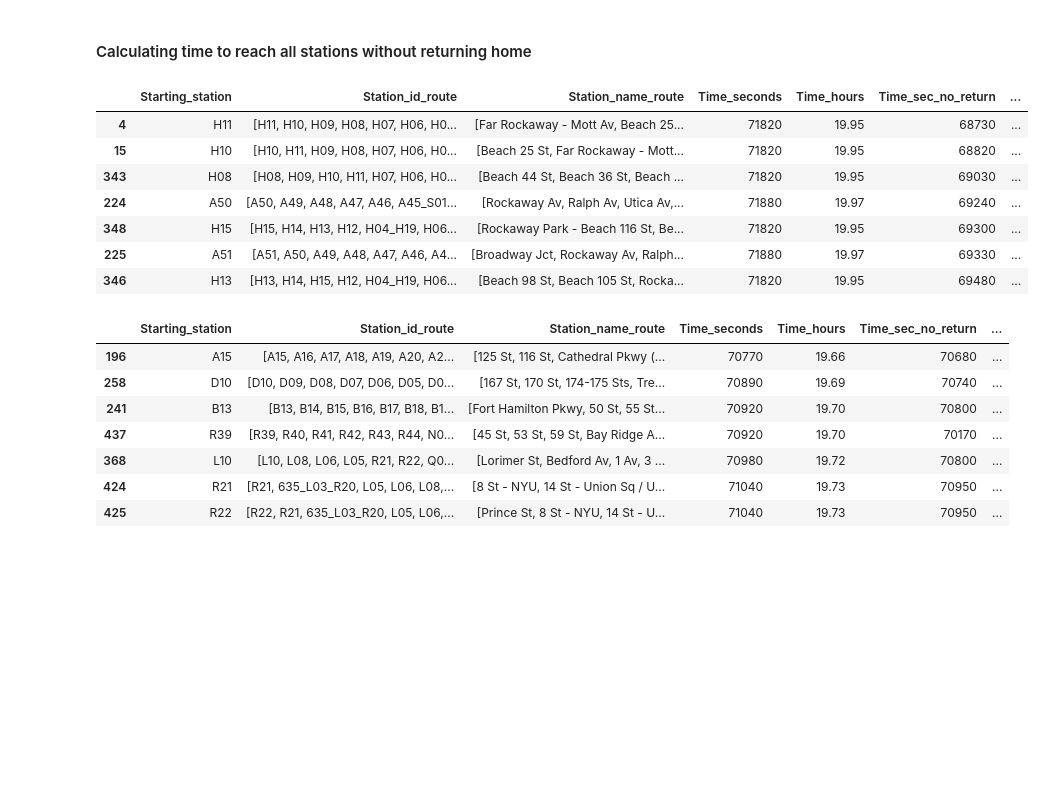
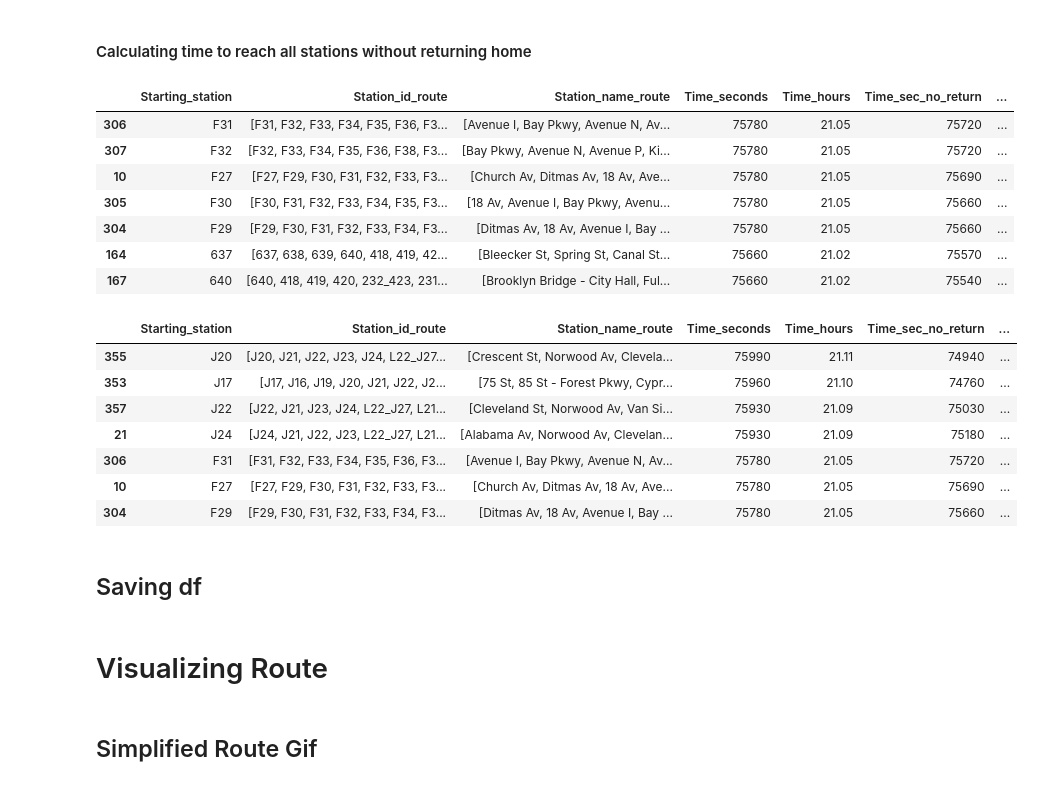
Before and after one commit to gregfeliu/The_Subway_Challenge, a Jupyter notebook: Solve_Postman_Problem_final.ipynb, the cells around one changed output. Cells and saved outputs as stored; diff of their text form; code cells hidden in the pictures; blank space fills up the shorter version.

```diff
--- a/Solve_Postman_Problem_final.ipynb
+++ b/Solve_Postman_Problem_final.ipynb
@@ -69,6 +75,2 @@ test_node_positions = {node[0]: (node[1]) for node in g.nodes(data=True)}
 # %% [markdown]
 ### Checking for stops without coords
-# %%
-for key, value in test_node_positions.items():
-    if value == {}:
-        print(key)
@@ -528,24 +524,26 @@ TSP_solutions_df['Time_sec_no_return'] = non_returning_time_in_seconds
 non_returning_time_in_hrs = [get_time_in_hrs(x)[0] for x in non_returning_time_in_seconds]
 TSP_solutions_df['Time_hrs_no_return'] = non_returning_time_in_hrs
 # %%
-TSP_solutions_df.sort_values(by='Time_sec_no_return').head(7)
+TSP_solutions_df.sort_values(by='Time_sec_no_return', ascending=False).head(7)
 # %% [output]
 |  | Starting_station | Station_id_route | Station_name_route | Time_seconds | Time_hours | Time_sec_no_return | ... |
-| 4 | H11 | [H11, H10, H09, H08, H07, H06, H0... | [Far Rockaway - Mott Av, Beach 25... | 71820 | 19.95 | 68730 | ... |
-| 15 | H10 | [H10, H11, H09, H08, H07, H06, H0... | [Beach 25 St, Far Rockaway - Mott... | 71820 | 19.95 | 68820 | ... |
-| 343 | H08 | [H08, H09, H10, H11, H07, H06, H0... | [Beach 44 St, Beach 36 St, Beach ... | 71820 | 19.95 | 69030 | ... |
-| 224 | A50 | [A50, A49, A48, A47, A46, A45_S01... | [Rockaway Av, Ralph Av, Utica Av,... | 71880 | 19.97 | 69240 | ... |
-| 348 | H15 | [H15, H14, H13, H12, H04_H19, H06... | [Rockaway Park - Beach 116 St, Be... | 71820 | 19.95 | 69300 | ... |
-| 225 | A51 | [A51, A50, A49, A48, A47, A46, A4... | [Broadway Jct, Rockaway Av, Ralph... | 71880 | 19.97 | 69330 | ... |
-| 346 | H13 | [H13, H14, H15, H12, H04_H19, H06... | [Beach 98 St, Beach 105 St, Rocka... | 71820 | 19.95 | 69480 | ... |
+| 306 | F31 | [F31, F32, F33, F34, F35, F36, F3... | [Avenue I, Bay Pkwy, Avenue N, Av... | 75780 | 21.05 | 75720 | ... |
+| 307 | F32 | [F32, F33, F34, F35, F36, F38, F3... | [Bay Pkwy, Avenue N, Avenue P, Ki... | 75780 | 21.05 | 75720 | ... |
+| 10 | F27 | [F27, F29, F30, F31, F32, F33, F3... | [Church Av, Ditmas Av, 18 Av, Ave... | 75780 | 21.05 | 75690 | ... |
+| 305 | F30 | [F30, F31, F32, F33, F34, F35, F3... | [18 Av, Avenue I, Bay Pkwy, Avenu... | 75780 | 21.05 | 75660 | ... |
+| 304 | F29 | [F29, F30, F31, F32, F33, F34, F3... | [Ditmas Av, 18 Av, Avenue I, Bay ... | 75780 | 21.05 | 75660 | ... |
+| 164 | 637 | [637, 638, 639, 640, 418, 419, 42... | [Bleecker St, Spring St, Canal St... | 75660 | 21.02 | 75570 | ... |
+| 167 | 640 | [640, 418, 419, 420, 232_423, 231... | [Brooklyn Bridge - City Hall, Ful... | 75660 | 21.02 | 75540 | ... |
 # %%
-TSP_solutions_df.sort_values(by='Time_seconds').head(7)
+TSP_solutions_df.sort_values(by='Time_seconds', ascending=False).head(7)
 # %% [output]
 |  | Starting_station | Station_id_route | Station_name_route | Time_seconds | Time_hours | Time_sec_no_return | ... |
-| 196 | A15 | [A15, A16, A17, A18, A19, A20, A2... | [125 St, 116 St, Cathedral Pkwy (... | 70770 | 19.66 | 70680 | ... |
-| 258 | D10 | [D10, D09, D08, D07, D06, D05, D0... | [167 St, 170 St, 174-175 Sts, Tre... | 70890 | 19.69 | 70740 | ... |
-| 241 | B13 | [B13, B14, B15, B16, B17, B18, B1... | [Fort Hamilton Pkwy, 50 St, 55 St... | 70920 | 19.70 | 70800 | ... |
-| 437 | R39 | [R39, R40, R41, R42, R43, R44, N0... | [45 St, 53 St, 59 St, Bay Ridge A... | 70920 | 19.70 | 70170 | ... |
-| 368 | L10 | [L10, L08, L06, L05, R21, R22, Q0... | [Lorimer St, Bedford Av, 1 Av, 3 ... | 70980 | 19.72 | 70800 | ... |
-| 424 | R21 | [R21, 635_L03_R20, L05, L06, L08,... | [8 St - NYU, 14 St - Union Sq / U... | 71040 | 19.73 | 70950 | ... |
-| 425 | R22 | [R22, R21, 635_L03_R20, L05, L06,... | [Prince St, 8 St - NYU, 14 St - U... | 71040 | 19.73 | 70950 | ... |
+| 355 | J20 | [J20, J21, J22, J23, J24, L22_J27... | [Crescent St, Norwood Av, Clevela... | 75990 | 21.11 | 74940 | ... |
+| 353 | J17 | [J17, J16, J19, J20, J21, J22, J2... | [75 St, 85 St - Forest Pkwy, Cypr... | 75960 | 21.10 | 74760 | ... |
+| 357 | J22 | [J22, J21, J23, J24, L22_J27, L21... | [Cleveland St, Norwood Av, Van Si... | 75930 | 21.09 | 75030 | ... |
+| 21 | J24 | [J24, J21, J22, J23, L22_J27, L21... | [Alabama Av, Norwood Av, Clevelan... | 75930 | 21.09 | 75180 | ... |
+| 306 | F31 | [F31, F32, F33, F34, F35, F36, F3... | [Avenue I, Bay Pkwy, Avenue N, Av... | 75780 | 21.05 | 75720 | ... |
+| 10 | F27 | [F27, F29, F30, F31, F32, F33, F3... | [Church Av, Ditmas Av, 18 Av, Ave... | 75780 | 21.05 | 75690 | ... |
+| 304 | F29 | [F29, F30, F31, F32, F33, F34, F3... | [Ditmas Av, 18 Av, Avenue I, Bay ... | 75780 | 21.05 | 75660 | ... |
+# %% [markdown]
+## Saving df
@@ -551,0 +552,4 @@ TSP_solutions_df.sort_values(by='Time_seconds').head(7)
+# %% [markdown]
+# Visualizing Route
+# %% [markdown]
+## Simplified Route Gif
```
Also changed, not shown: parts of 19 cells of this notebook.
